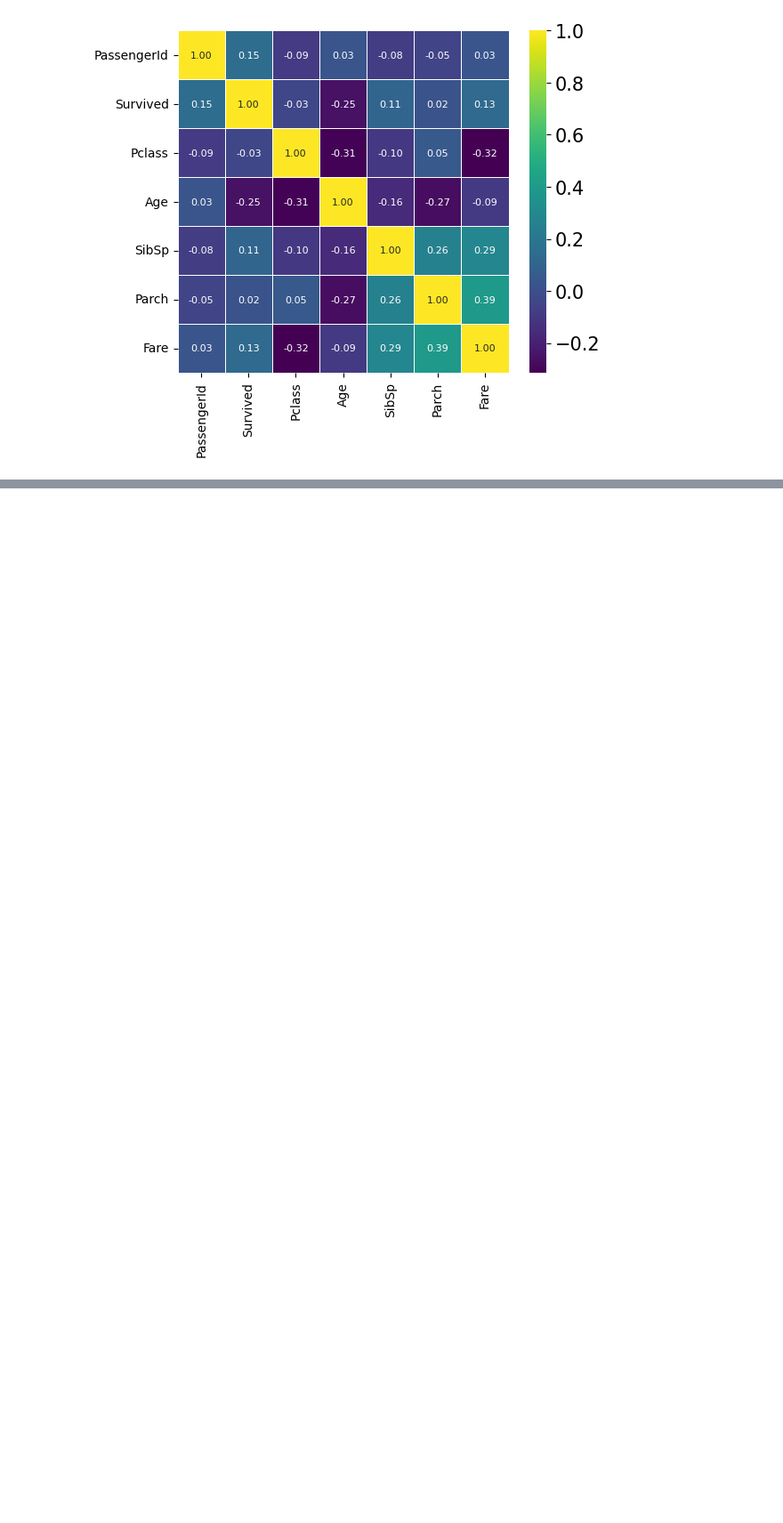
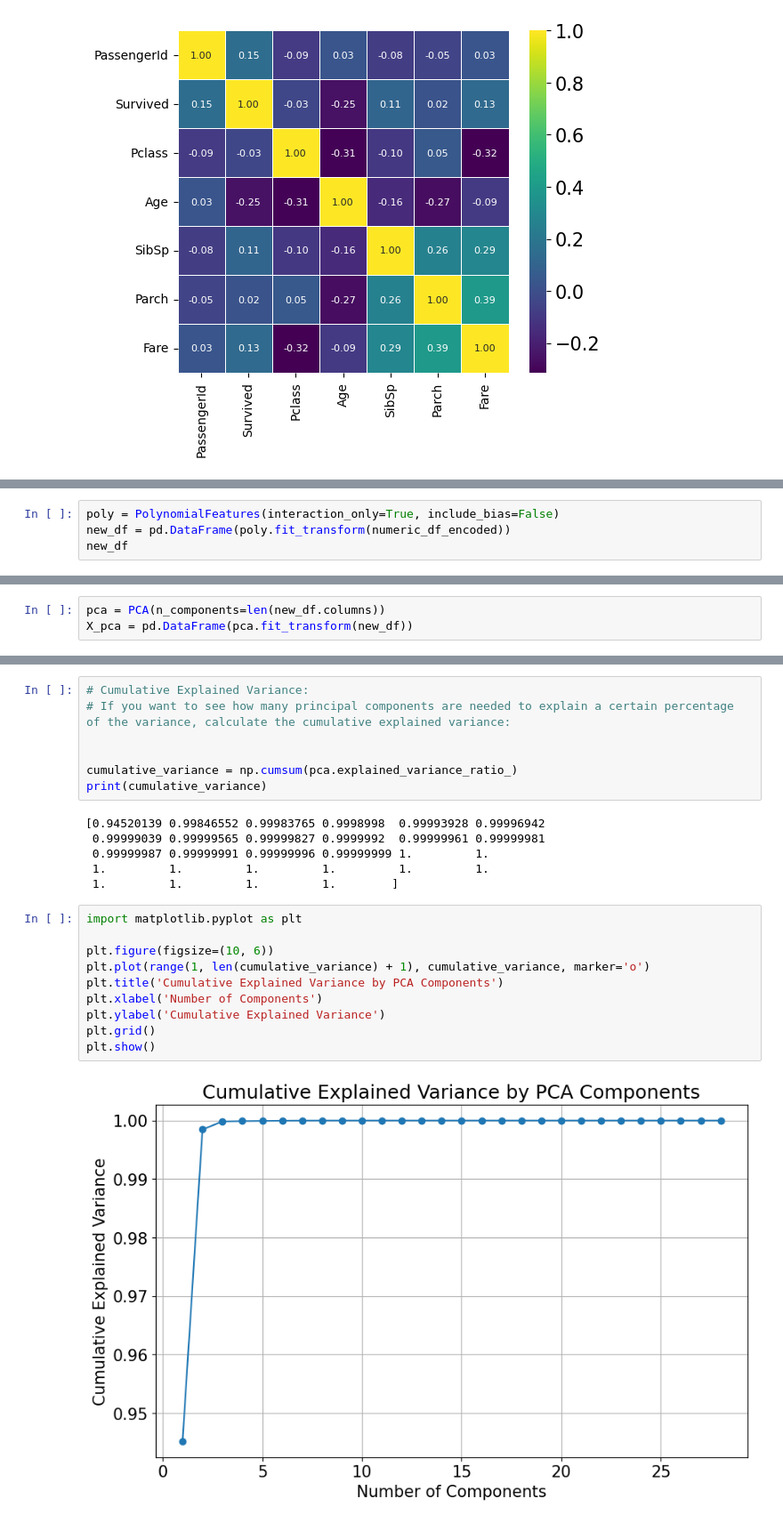
Before and after one commit to nm2fs/Kaggle-, a Jupyter notebook: titanic-initial-explanatory-analysis.ipynb, the cells around one changed output, grey strips where cells are left out. Shown at 89% size. Drawn from its saved outputs; the diff is of its cells as text; blank space fills up the shorter version.

```diff
--- a/titanic-initial-explanatory-analysis.ipynb
+++ b/titanic-initial-explanatory-analysis.ipynb
@@ -177,0 +265,4 @@ plt.show()
+# %%
+poly = PolynomialFeatures(interaction_only=True, include_bias=False)
+new_df = pd.DataFrame(poly.fit_transform(numeric_df_encoded))
+new_df
@@ -177,0 +285,3 @@ plt.show()
+# %%
+pca = PCA(n_components=len(new_df.columns))
+X_pca = pd.DataFrame(pca.fit_transform(new_df))
@@ -177,0 +305,25 @@ plt.show()
+# %%
+# Cumulative Explained Variance:
+# If you want to see how many principal components are needed to explain a certain percentage of the variance, calculate the cumulative explained variance:
+
+
+cumulative_variance = np.cumsum(pca.explained_variance_ratio_)
+print(cumulative_variance)
+# %% [output]
+[0.94520139 0.99846552 0.99983765 0.9998998  0.99993928 0.99996942
+ 0.99999039 0.99999565 0.99999827 0.9999992  0.99999961 0.99999981
+ 0.99999987 0.99999991 0.99999996 0.99999999 1.         1.
+ 1.         1.         1.         1.         1.         1.
+ 1.         1.         1.         1.        ]
+# %%
+import matplotlib.pyplot as plt
+
+plt.figure(figsize=(10, 6))
+plt.plot(range(1, len(cumulative_variance) + 1), cumulative_variance, marker='o')
+plt.title('Cumulative Explained Variance by PCA Components')
+plt.xlabel('Number of Components')
+plt.ylabel('Cumulative Explained Variance')
+plt.grid()
+plt.show()
+# %% [output]
+[figure, added]
```
Also changed, not shown: parts of 22 cells of this notebook.
